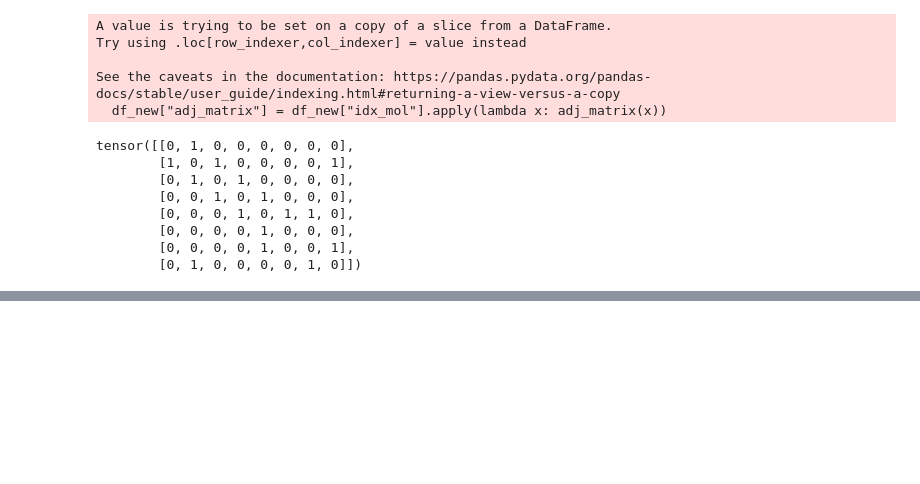
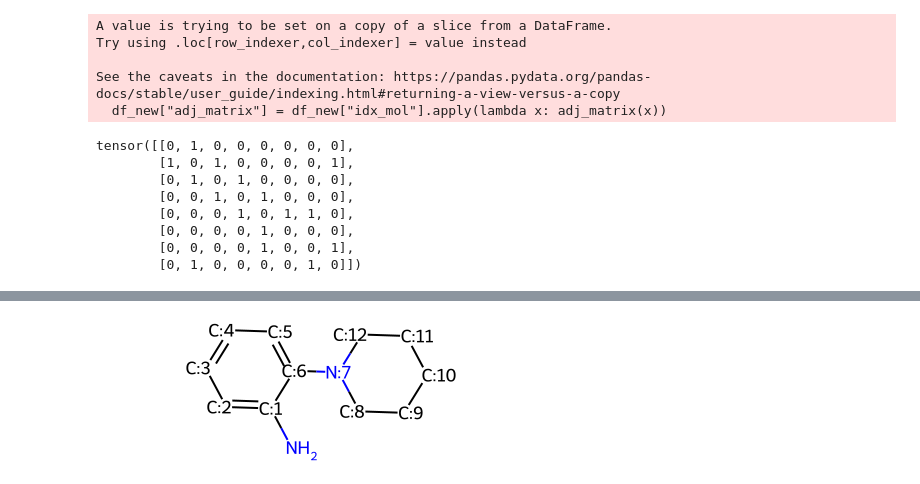
Before and after one commit to Dheepdata/DHEEPDATA, a Jupyter notebook: MeltingPoint.ipynb, the cells around one changed output, grey strips where cells are left out. Saved outputs shown, nothing was run; the diff lists cells and outputs as text; code cells hidden in the pictures; blank space fills up the shorter version.

```diff
--- a/MeltingPoint.ipynb
+++ b/MeltingPoint.ipynb
@@ -347,0 +392,10 @@ tensor([[0, 1, 0, 0, 0, 0, 0, 0],
+# %%
+def coo_edge_index(edges):
+    if edges:
+        row, col = list(zip(*edges))
+        indices = torch.tensor([row, col], dtype=torch.long)
+        return indices
+    else:
+        return torch.empty((2, 0), dtype=torch.long)  # Return empty edge_index if no edges
+
+df_new["coo_matrix"] = df_new["edge"].apply(coo_edge_index)
@@ -347,0 +417,4 @@ tensor([[0, 1, 0, 0, 0, 0, 0, 0],
+# %%
+df_new["Mol"][1]
+# %% [output]
+[figure, added]
```
Also changed, not shown: parts of 37 cells of this notebook.
